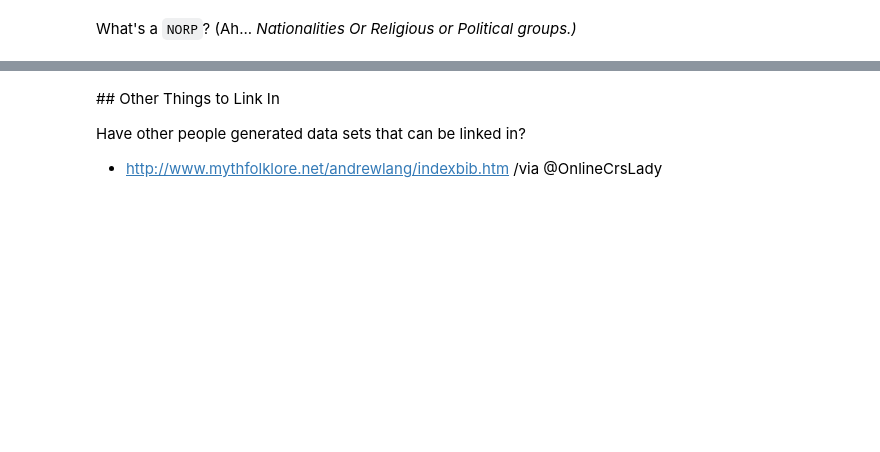
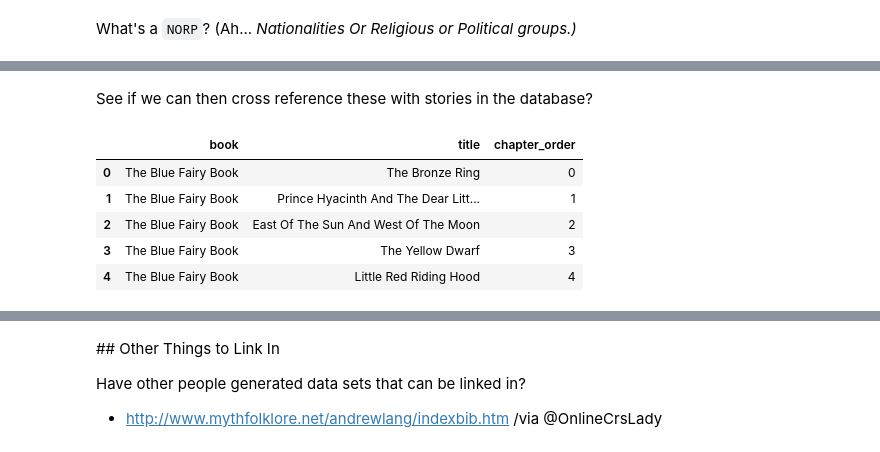
Before and after one commit to psychemedia/lang-fairy-books, a Jupyter notebook: lang-fairy-books-db.ipynb, the cells around one changed output, grey strips where cells are left out. Cells and saved outputs as stored; diff of their text form; code cells hidden in the pictures; blank space fills up the shorter version.

```diff
--- a/lang-fairy-books-db.ipynb
+++ b/lang-fairy-books-db.ipynb
@@ -777,0 +866,14 @@ Name: entity_value, dtype: int64
+# %% [markdown]
+See if we can then cross reference these with stories in the database?
+# %%
+q = "SELECT book, title, chapter_order FROM books WHERE book='The Blue Fairy Book' ORDER BY chapter_order ASC"
+df_blue = pd.read_sql(q, conn)
+
+df_blue.head()
+# %% [output]
+|  | book | title | chapter_order |
+| 0 | The Blue Fairy Book | The Bronze Ring | 0 |
+| 1 | The Blue Fairy Book | Prince Hyacinth And The Dear Litt... | 1 |
+| 2 | The Blue Fairy Book | East Of The Sun And West Of The Moon | 2 |
+| 3 | The Blue Fairy Book | The Yellow Dwarf | 3 |
+| 4 | The Blue Fairy Book | Little Red Riding Hood | 4 |
```
Also changed, not shown: parts of 86 cells of this notebook.
